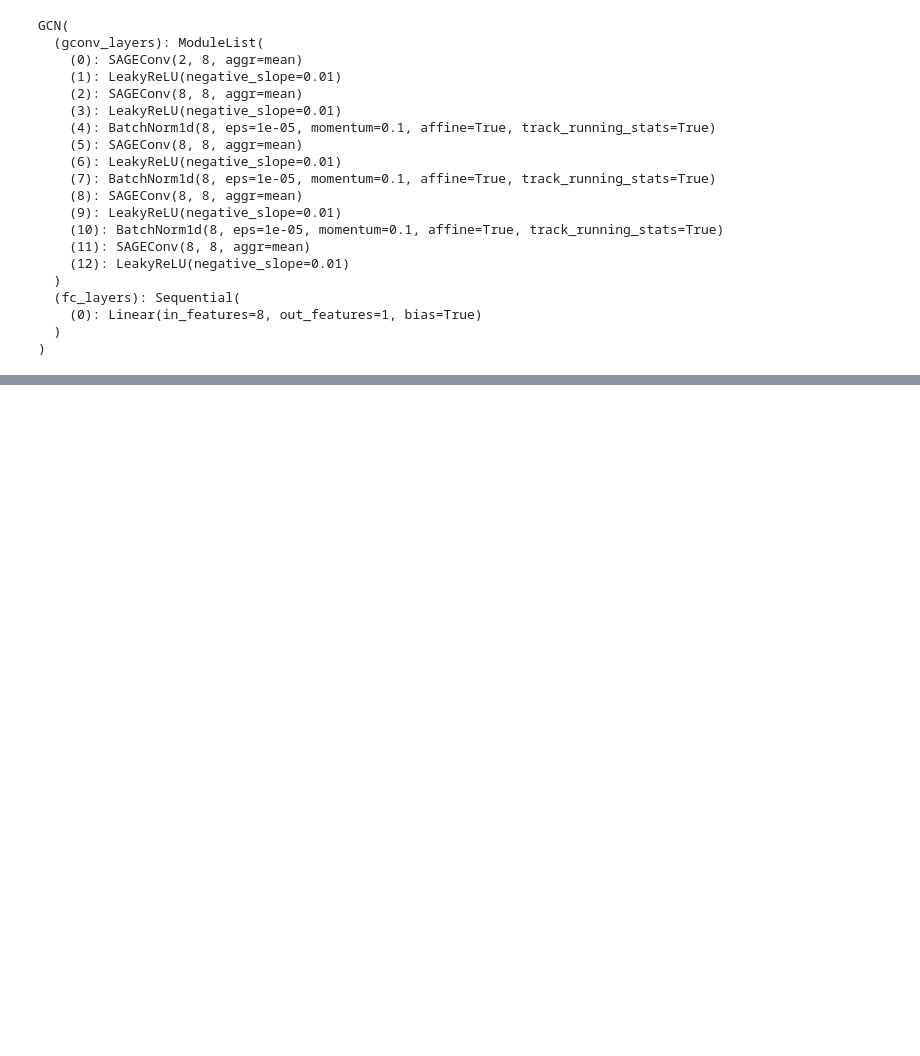
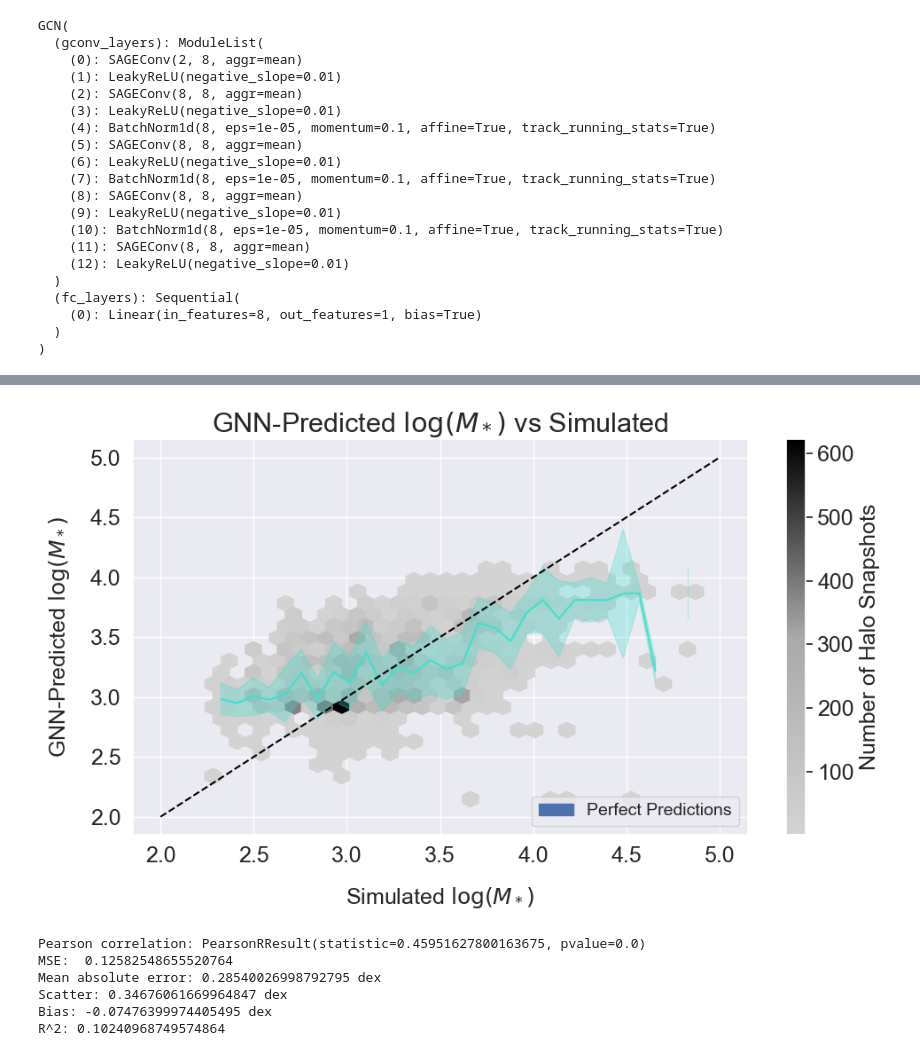
Before and after one commit to vhorvath2010/baryonic-from-dmmt, a Jupyter notebook: visualize_training.ipynb, the cells around one changed output, grey strips where cells are left out. Saved outputs shown, nothing was run; the diff lists cells and outputs as text; code cells hidden in the pictures; blank space fills up the shorter version.

Commit message:
work on low mass datasets

```diff
--- a/visualize_training.ipynb
+++ b/visualize_training.ipynb
@@ -22,12 +22,14 @@ Text(0, 0.5, 'Loss')
 # Model Performance Visualizations
 # %%
 # Setup Model
-from models.refined_model import GCN
+from models.refined_model import GCN as GCN_refined
+from models.model import GCN
 
-model = GCN(input_channels=2, output_channels=1, hidden_channels=8, num_hidden=4)
+# model = GCN()
+model = GCN_refined(input_channels=2, output_channels=1, hidden_channels=8, num_hidden=4)
+model.load_state_dict(torch.load("saved_model_params/refined_model/low_mass_to_5.pt"))
+model = model.eval()
 print(model)
-model.load_state_dict(torch.load("saved_model_params/refined_model/refined.pt"))
-model = model.eval()
 # %% [output]
 GCN(
   (gconv_layers): ModuleList(
@@ -50,10 +52,12 @@ GCN(
   )
 )
 # %%
-data = torch.load("datasets/low_range/SG256_0_SM_4.pt")
+data = torch.load("datasets/low_range/SG256_0_SM_5.pt")
 
 y_truth = np.array([])
 y_pred = np.array([])
+dm_mass = np.array([])
+redshift = np.array([])
 for graph in data:
     graph.x = torch.tensor([[data[0], data[1]] for data in graph.x])
 
@@ -64,6 +68,10 @@ for graph in data:
     for item in graph.y:
         y_truth = np.append(y_truth, item)
 
+    for item in graph.x:
+        dm_mass = np.append(dm_mass, item[0])
+        redshift = np.append(redshift, item[1])
+
     out = model(graph)
     for item in out.tolist():
         y_pred = np.append(y_pred, item[0])
@@ -126,0 +155,10 @@ R^2: -0.1384239383400807
+# %%
+create_hexplot(30, 10, y_truth, y_pred, "Simulated $\log(M_*)$", "GNN-Predicted $\log(M_*)$", "GNN-Predicted $\log(M_*)$ vs Simulated", True, True)
+# %% [output]
+[figure, added]
+Pearson correlation: PearsonRResult(statistic=0.45951627800163675, pvalue=0.0)
+MSE:  0.12582548655520764
+Mean absolute error: 0.28540026998792795 dex
+Scatter: 0.34676061669964847 dex
+Bias: -0.07476399974405495 dex
+R^2: 0.10240968749574864
```
Also changed, not shown: parts of 8 cells of this notebook, 16 other files.
